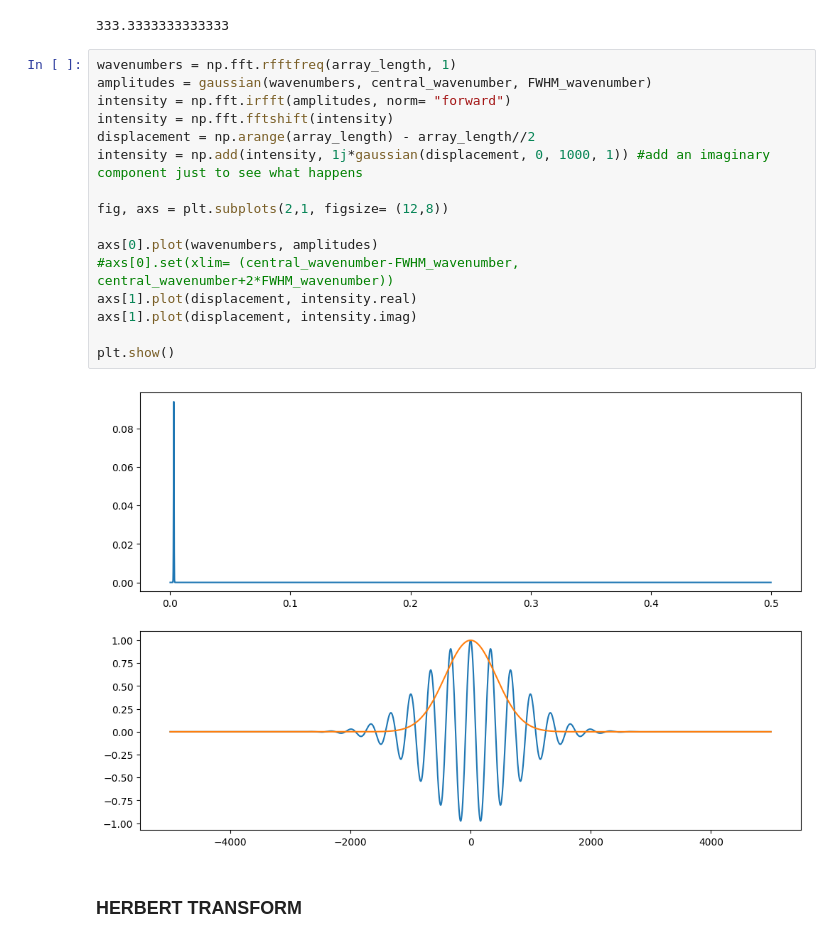
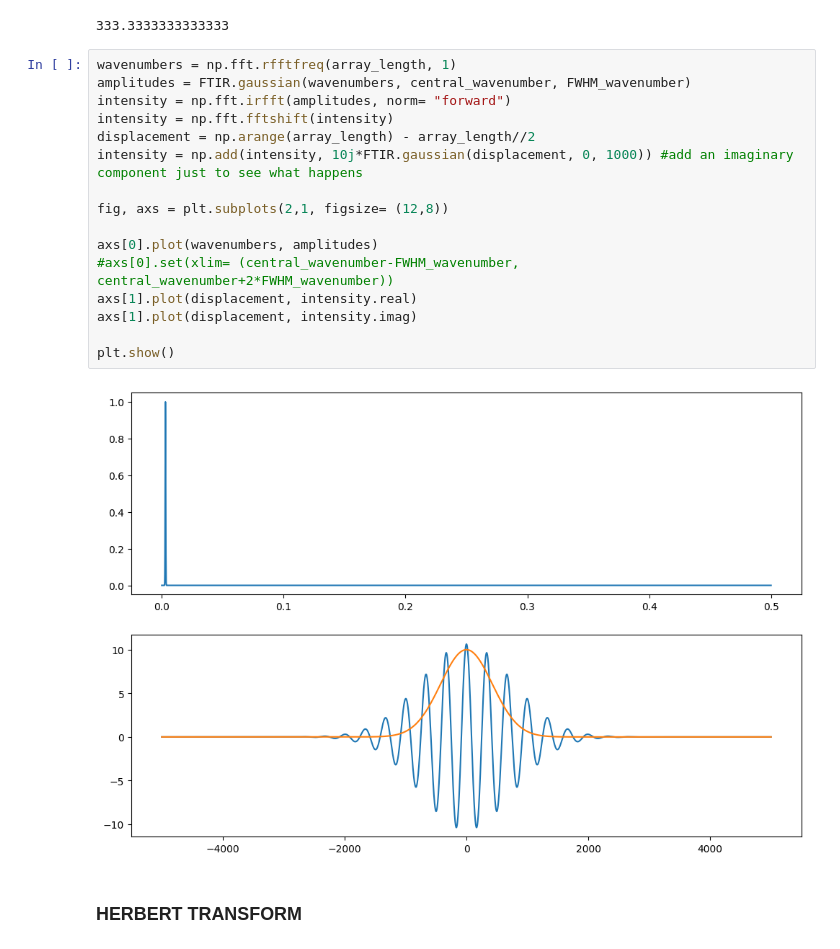
Before and after one commit to Jammi-Dodgers/THz-interferometry, a Jupyter notebook: kramers_kronig_test.ipynb, the cells around one changed output. Saved outputs shown, nothing was run; the diff lists cells and outputs as text.

```diff
--- a/kramers_kronig_test.ipynb
+++ b/kramers_kronig_test.ipynb
@@ -50,22 +43,22 @@ print(1/central_wavenumber) # effective wavelength in pixels
 333.3333333333333
 # %%
 wavenumbers = np.fft.rfftfreq(array_length, 1)
-amplitudes = gaussian(wavenumbers, central_wavenumber, FWHM_wavenumber)
+amplitudes = FTIR.gaussian(wavenumbers, central_wavenumber, FWHM_wavenumber)
 intensity = np.fft.irfft(amplitudes, norm= "forward")
 intensity = np.fft.fftshift(intensity)
 displacement = np.arange(array_length) - array_length//2
-intensity = np.add(intensity, 1j*gaussian(displacement, 0, 1000, 1)) #add an imaginary component just to see what happens
+intensity = np.add(intensity, 10j*FTIR.gaussian(displacement, 0, 1000)) #add an imaginary component just to see what happens
 
 fig, axs = plt.subplots(2,1, figsize= (12,8))
 
 axs[0].plot(wavenumbers, amplitudes)
 #axs[0].set(xlim= (central_wavenumber-FWHM_wavenumber, central_wavenumber+2*FWHM_wavenumber))
 axs[1].plot(displacement, intensity.real)
 axs[1].plot(displacement, intensity.imag)
 
 plt.show()
 # %% [output]
-[figure, old version]
+[figure, new version]
 # %% [markdown]
 ### HERBERT TRANSFORM
 # %%
```
Also changed, not shown: parts of 5 cells of this notebook, 4 other files.
